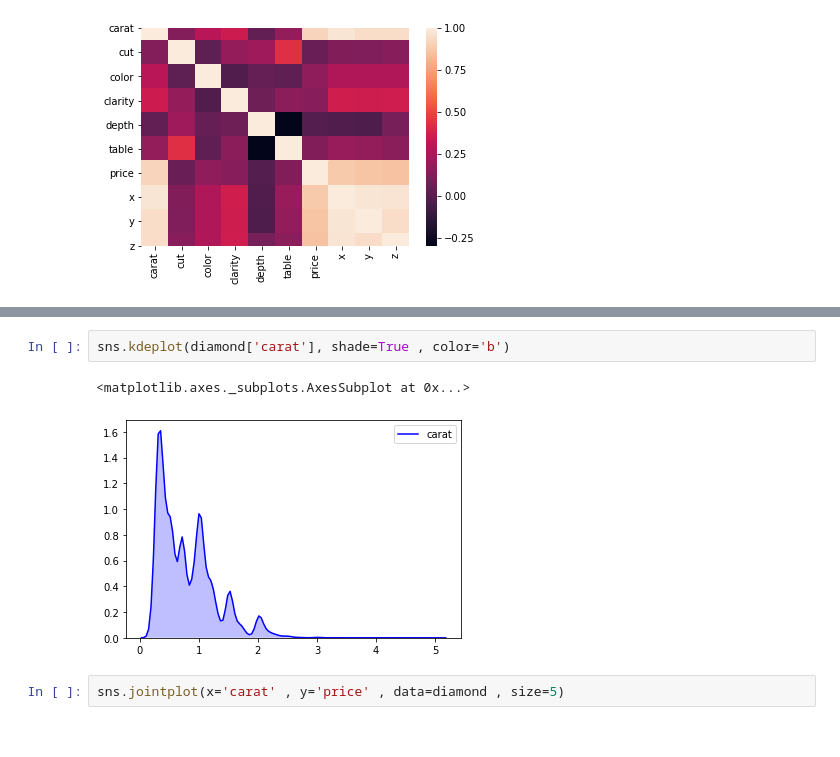
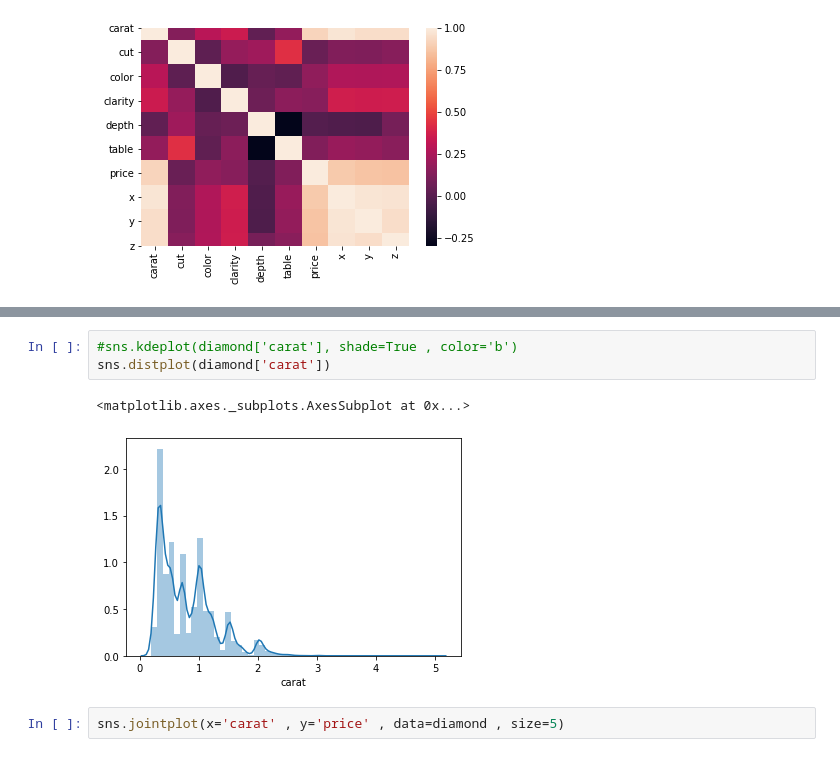
Before and after one commit to AnnaLenaStoe/Diamonds, a Jupyter notebook: diamonds.ipynb, the cells around one changed output, grey strips where cells are left out. Drawn from its saved outputs; the diff is of its cells as text.

```diff
--- a/diamonds.ipynb
+++ b/diamonds.ipynb
@@ -186,8 +186,9 @@ sns.factorplot(data=diamond , kind='box' , size=7, aspect=2.5)
 # %%
-sns.kdeplot(diamond['carat'], shade=True , color='b')
+#sns.kdeplot(diamond['carat'], shade=True , color='b')
+sns.distplot(diamond['carat'])
 # %% [output]
 <matplotlib.axes._subplots.AxesSubplot at 0x...>
-[figure, old version]
+[figure, new version]
 # %%
 sns.jointplot(x='carat' , y='price' , data=diamond , size=5)
 # %% [output]
```
Also changed, not shown: parts of 22 cells of this notebook.
